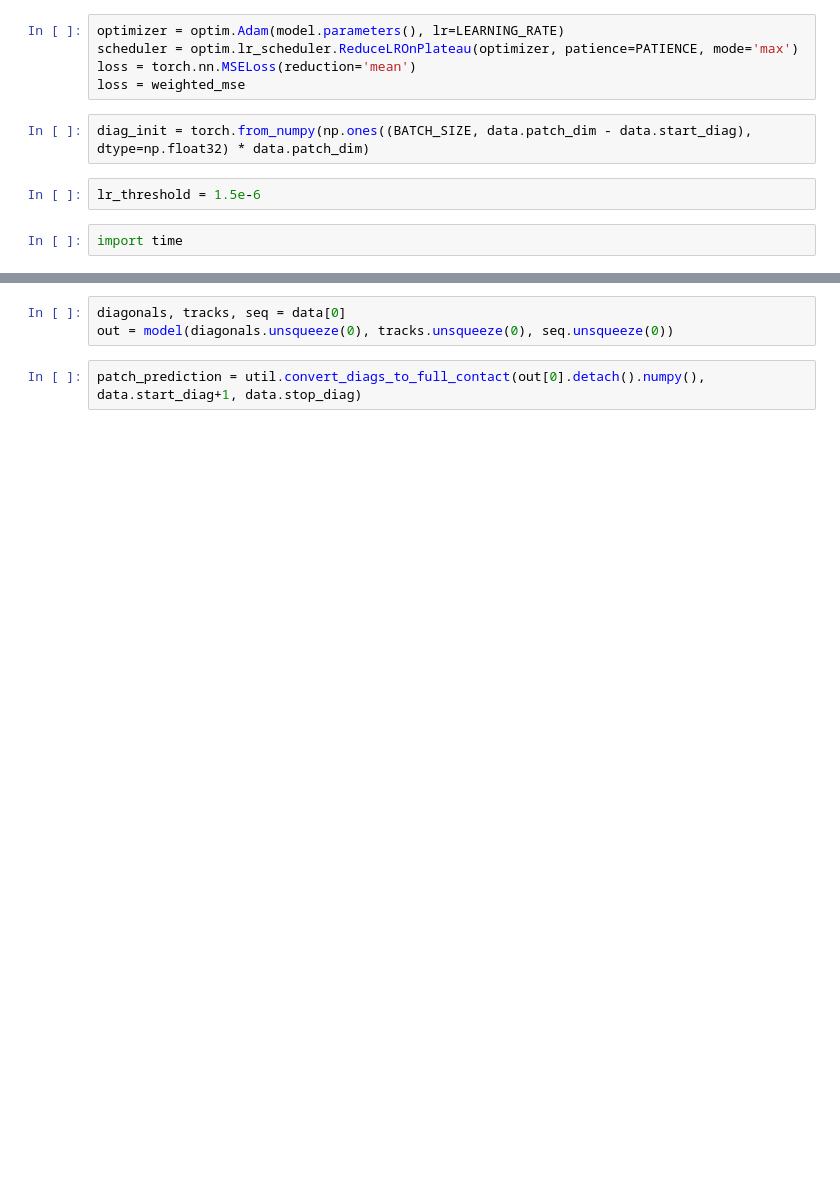
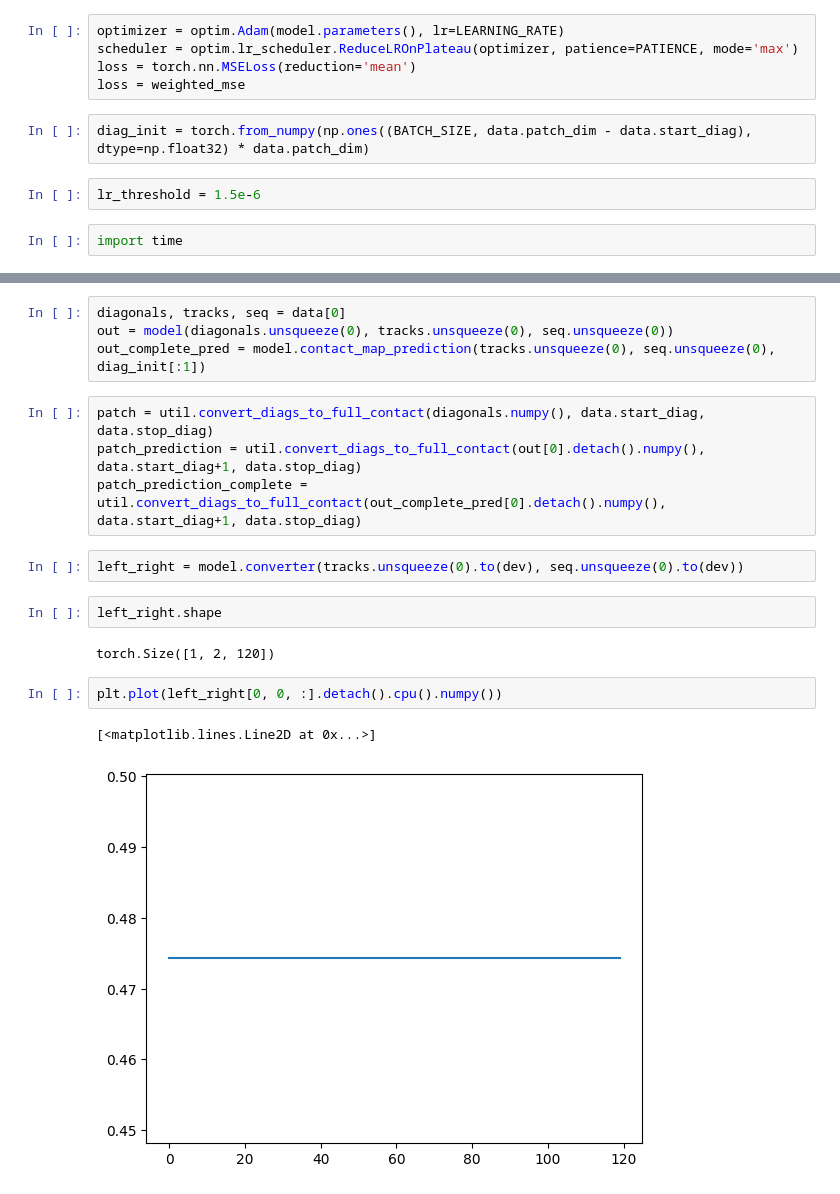
Before and after one commit to boooooogey/loopextrusion-pytorch, a Jupyter notebook: dlem/examples/complete_training_seq_example_lite.ipynb, the cells around one changed output, grey strips where cells are left out. Drawn from its saved outputs; the diff is of its cells as text; blank space fills up the shorter version.

```diff
--- a/dlem/examples/complete_training_seq_example_lite.ipynb
+++ b/dlem/examples/complete_training_seq_example_lite.ipynb
@@ -157,5 +177,19 @@ for e in range(NUM_EPOCH):
 # %%
 diagonals, tracks, seq = data[0]
 out = model(diagonals.unsqueeze(0), tracks.unsqueeze(0), seq.unsqueeze(0))
+out_complete_pred = model.contact_map_prediction(tracks.unsqueeze(0), seq.unsqueeze(0), diag_init[:1])
 # %%
+patch = util.convert_diags_to_full_contact(diagonals.numpy(), data.start_diag, data.stop_diag)
 patch_prediction = util.convert_diags_to_full_contact(out[0].detach().numpy(), data.start_diag+1, data.stop_diag)
+patch_prediction_complete = util.convert_diags_to_full_contact(out_complete_pred[0].detach().numpy(), data.start_diag+1, data.stop_diag)
+# %%
+left_right = model.converter(tracks.unsqueeze(0).to(dev), seq.unsqueeze(0).to(dev))
+# %%
+left_right.shape
+# %% [output]
+torch.Size([1, 2, 120])
+# %%
+plt.plot(left_right[0, 0, :].detach().cpu().numpy())
+# %% [output]
+[<matplotlib.lines.Line2D at 0x...>]
+[figure, added]
```
Also changed, not shown: parts of 11 cells of this notebook, 2 other files.
